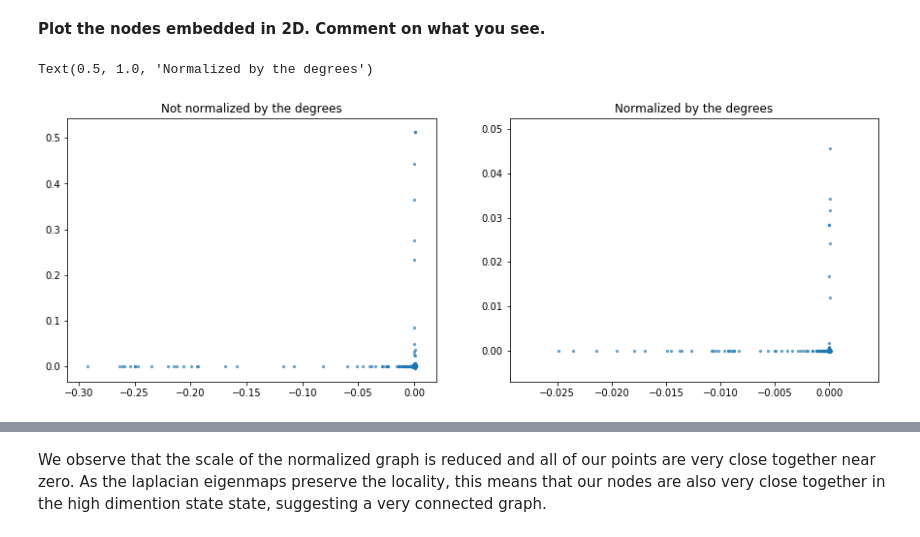
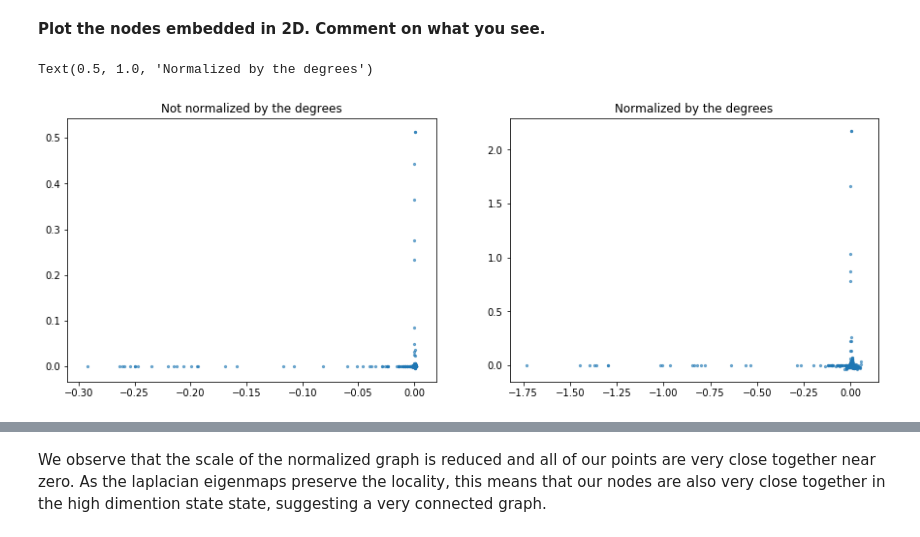
Before and after one commit to swouf/ntds_IMDb_team4, a Jupyter notebook: 3_spectral_graph_theory.ipynb, the cells around one changed output, grey strips where cells are left out. Drawn from its saved outputs; the diff is of its cells as text; code cells hidden in the pictures.

```diff
--- a/3_spectral_graph_theory.ipynb
+++ b/3_spectral_graph_theory.ipynb
@@ -225,16 +222,16 @@ valsn, vecsn = np.linalg.eigh(laplacian_normalized_biggest_component)
 # %%
 #normalized laplacian 2d eigenmaps
 plt.figure(figsize=(15, 5))
 plt.subplot(121)
 plt.scatter(vecsn[:,1],vecsn[:,2],s=5,alpha=0.6)
 plt.title('Not normalized by the degrees')
 
 plt.subplot(122)
-plt.scatter(np.divide(vecsn[:,1],np.diag(degree)),np.divide(vecsn[:,2],np.diag(degree)),s=5,alpha=0.6)
+plt.scatter(np.divide(vecsn[:,1],np.diag(invroot_degree)),np.divide(vecsn[:,2],np.diag(invroot_degree)),s=5,alpha=0.6)
 plt.title('Normalized by the degrees')
 # %% [output]
 Text(0.5, 1.0, 'Normalized by the degrees')
-[figure, old version]
+[figure, new version]
 # %%
 # We observe that we have a big cluster of points near 0. It's quite difficult to see what happens in that region
 # so let's zoom-in:
```
Also changed, not shown: parts of 4 cells of this notebook.
